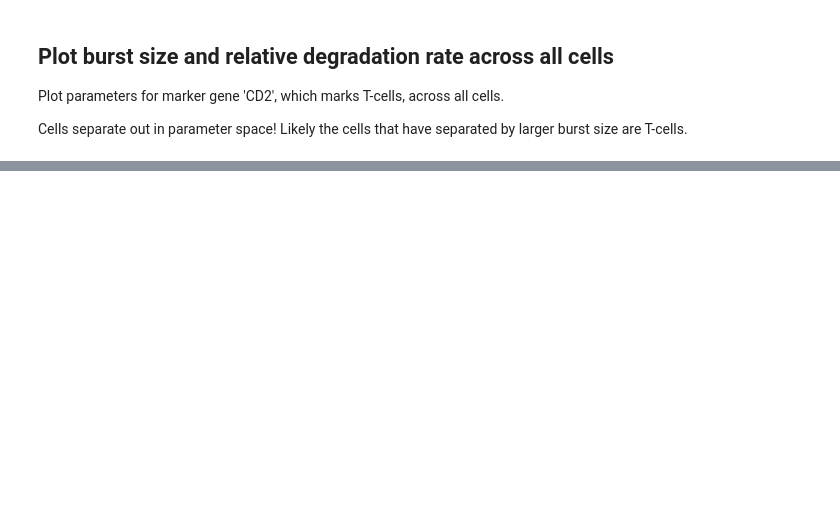
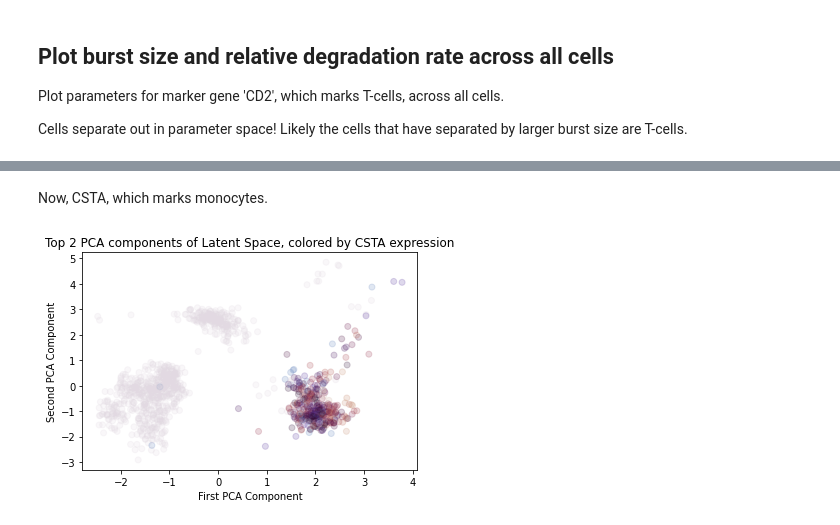
Before and after one commit to pachterlab/CGCCP_2023, a Jupyter notebook: ShortDemo.ipynb, the cells around one changed output, grey strips where cells are left out. Cells and saved outputs as stored; diff of their text form; code cells hidden in the pictures; blank space fills up the shorter version.

```diff
--- a/ShortDemo.ipynb
+++ b/ShortDemo.ipynb
@@ -283,0 +329,14 @@ KeyError: ignored
+# %% [markdown]
+Now, CSTA, which marks monocytes.
+# %%
+marker_abundance = adata[:,adata.var['gene_name']=='CSTA']
+
+plt.scatter(X_pca[:,0],X_pca[:,1],c=np.log10(np.asarray(marker_abundance.layers['counts'][:,1].todense()).squeeze()+1),
+                cmap='twilight',
+                alpha=.2)
+plt.xlabel('First PCA Component')
+plt.ylabel('Second PCA Component')
+plt.title(f'Top 2 PCA components of Latent Space, colored by CSTA expression')
+plt.show()
+# %% [output]
+[figure, added]
```
Also changed, not shown: parts of 13 cells of this notebook.
